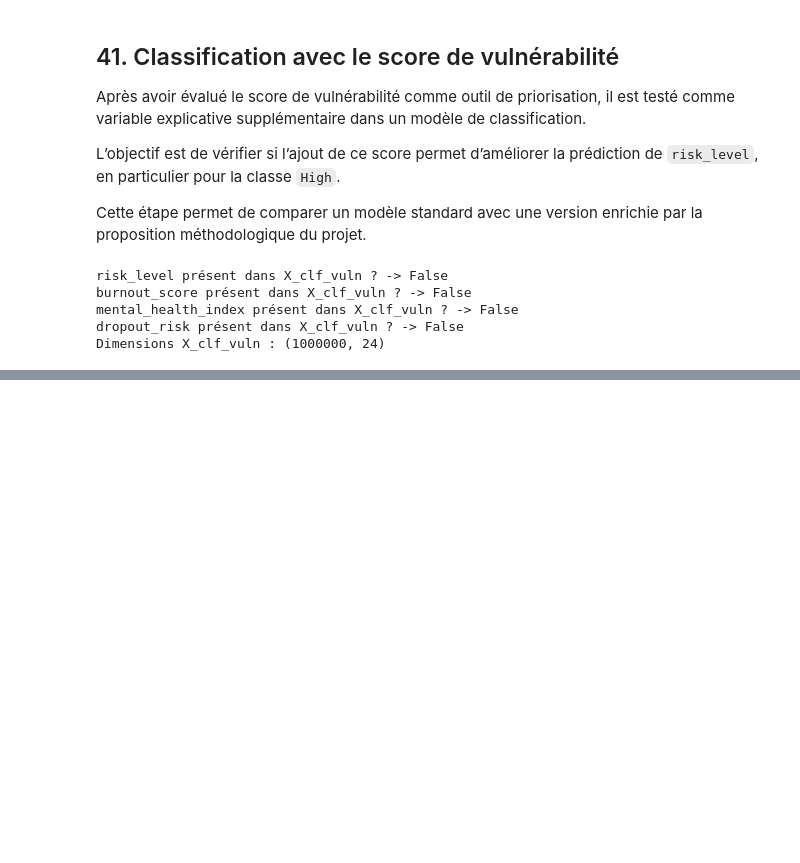
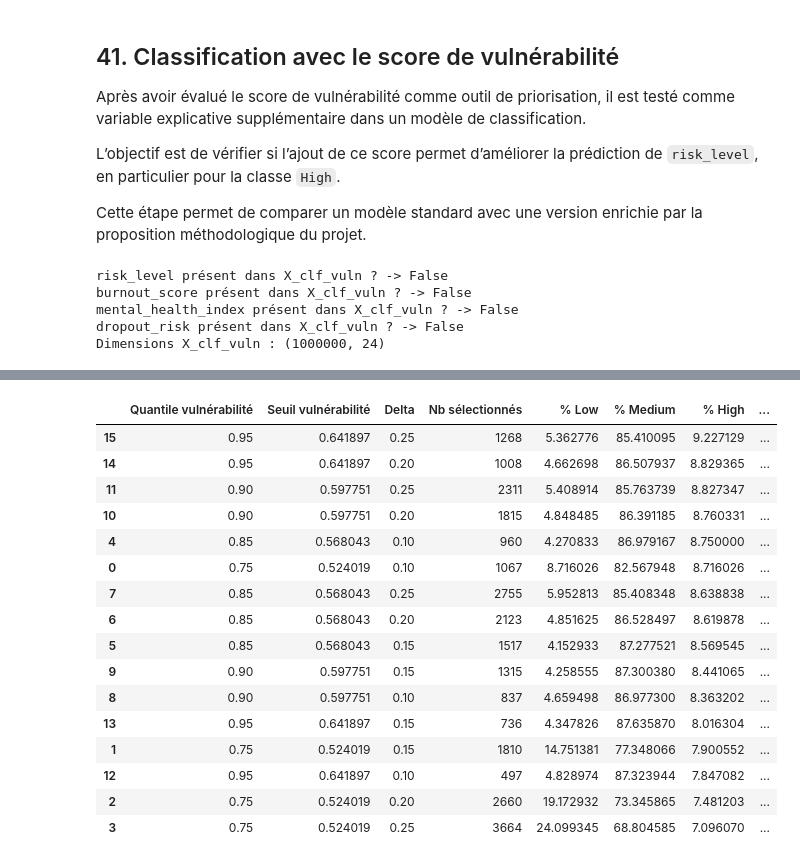
Before and after one commit to bouyaka34/memoires2, a Jupyter notebook: burnout_student_analysis.ipynb, the cells around one changed output, grey strips where cells are left out. Cells and saved outputs as stored; diff of their text form; code cells hidden in the pictures; blank space fills up the shorter version.

```diff
--- a/burnout_student_analysis.ipynb
+++ b/burnout_student_analysis.ipynb
@@ -2194,0 +2498,14 @@ Dimensions X_clf_vuln : (1000000, 24)
+# %%
+# Analyse des vraies classes parmi les prédictions {Medium, High}
+y_val_array = np.array(y_val_vuln)
+
+true_labels_set_pred = y_val_array[condition_medium_high]
+
+set_pred_composition = pd.Series(true_labels_set_pred).value_counts()
+set_pred_composition_pct = pd.Series(true_labels_set_pred).value_counts(normalize=True) * 100
+
+print("Composition brute des prédictions {Medium, High} :")
+print(set_pred_composition)
+
+print("\nComposition en pourcentage :")
+print(set_pred_composition_pct.round(2))
@@ -2194,0 +2557,65 @@ Dimensions X_clf_vuln : (1000000, 24)
+# %%
+# Test de plusieurs configurations pour la règle {Medium, High}
+
+threshold_quantiles = [0.75, 0.85, 0.90, 0.95]
+deltas = [0.10, 0.15, 0.20, 0.25]
+
+set_rule_results = []
+
+for q in threshold_quantiles:
+    threshold = np.quantile(vuln_val_scores, q)
+
+    for d in deltas:
+        condition = (
+            (p_medium >= p_high) &
+            ((p_medium - p_high) <= d) &
+            (vuln_val_scores >= threshold)
+        )
+
+        n_selected = condition.sum()
+
+        if n_selected > 0:
+            labels_selected = y_val_array[condition]
+            high_count = (labels_selected == "High").sum()
+            medium_count = (labels_selected == "Medium").sum()
+            low_count = (labels_selected == "Low").sum()
+
+            high_rate = high_count / n_selected * 100
+            capture_high = high_count / (y_val_array == "High").sum() * 100
+
+            set_rule_results.append({
+                "Quantile vulnérabilité": q,
+                "Seuil vulnérabilité": threshold,
+                "Delta": d,
+                "Nb sélectionnés": n_selected,
+                "% Low": low_count / n_selected * 100,
+                "% Medium": medium_count / n_selected * 100,
+                "% High": high_rate,
+                "High capturés": high_count,
+                "Taux capture High (%)": capture_high
+            })
+
+set_rule_results_df = pd.DataFrame(set_rule_results).sort_values(
+    by="% High",
+    ascending=False
+)
+
+set_rule_results_df
+# %% [output]
+|  | Quantile vulnérabilité | Seuil vulnérabilité | Delta | Nb sélectionnés | % Low | % Medium | % High | ... |
+| 15 | 0.95 | 0.641897 | 0.25 | 1268 | 5.362776 | 85.410095 | 9.227129 | ... |
+| 14 | 0.95 | 0.641897 | 0.20 | 1008 | 4.662698 | 86.507937 | 8.829365 | ... |
+| 11 | 0.90 | 0.597751 | 0.25 | 2311 | 5.408914 | 85.763739 | 8.827347 | ... |
+| 10 | 0.90 | 0.597751 | 0.20 | 1815 | 4.848485 | 86.391185 | 8.760331 | ... |
+| 4 | 0.85 | 0.568043 | 0.10 | 960 | 4.270833 | 86.979167 | 8.750000 | ... |
+| 0 | 0.75 | 0.524019 | 0.10 | 1067 | 8.716026 | 82.567948 | 8.716026 | ... |
+| 7 | 0.85 | 0.568043 | 0.25 | 2755 | 5.952813 | 85.408348 | 8.638838 | ... |
+| 6 | 0.85 | 0.568043 | 0.20 | 2123 | 4.851625 | 86.528497 | 8.619878 | ... |
+| 5 | 0.85 | 0.568043 | 0.15 | 1517 | 4.152933 | 87.277521 | 8.569545 | ... |
+| 9 | 0.90 | 0.597751 | 0.15 | 1315 | 4.258555 | 87.300380 | 8.441065 | ... |
+| 8 | 0.90 | 0.597751 | 0.10 | 837 | 4.659498 | 86.977300 | 8.363202 | ... |
+| 13 | 0.95 | 0.641897 | 0.15 | 736 | 4.347826 | 87.635870 | 8.016304 | ... |
+| 1 | 0.75 | 0.524019 | 0.15 | 1810 | 14.751381 | 77.348066 | 7.900552 | ... |
+| 12 | 0.95 | 0.641897 | 0.10 | 497 | 4.828974 | 87.323944 | 7.847082 | ... |
+| 2 | 0.75 | 0.524019 | 0.20 | 2660 | 19.172932 | 73.345865 | 7.481203 | ... |
+| 3 | 0.75 | 0.524019 | 0.25 | 3664 | 24.099345 | 68.804585 | 7.096070 | ... |
```
Also changed, not shown: parts of 53 cells of this notebook.
